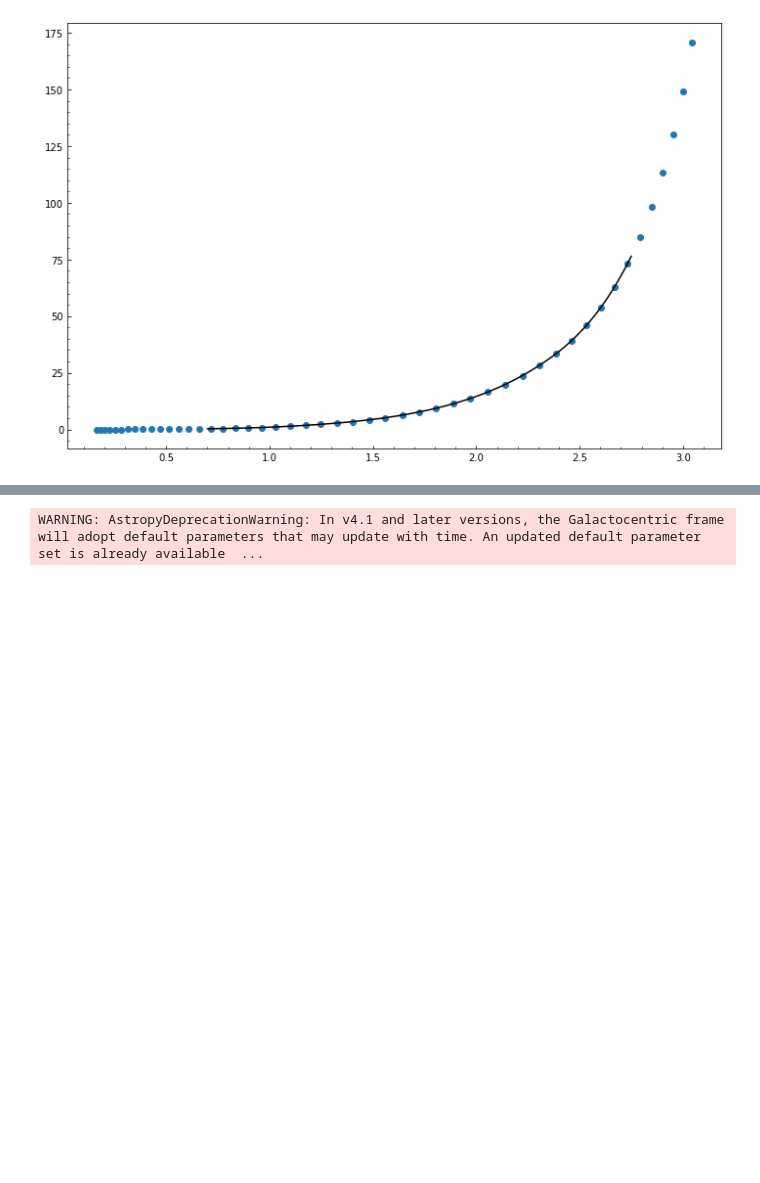
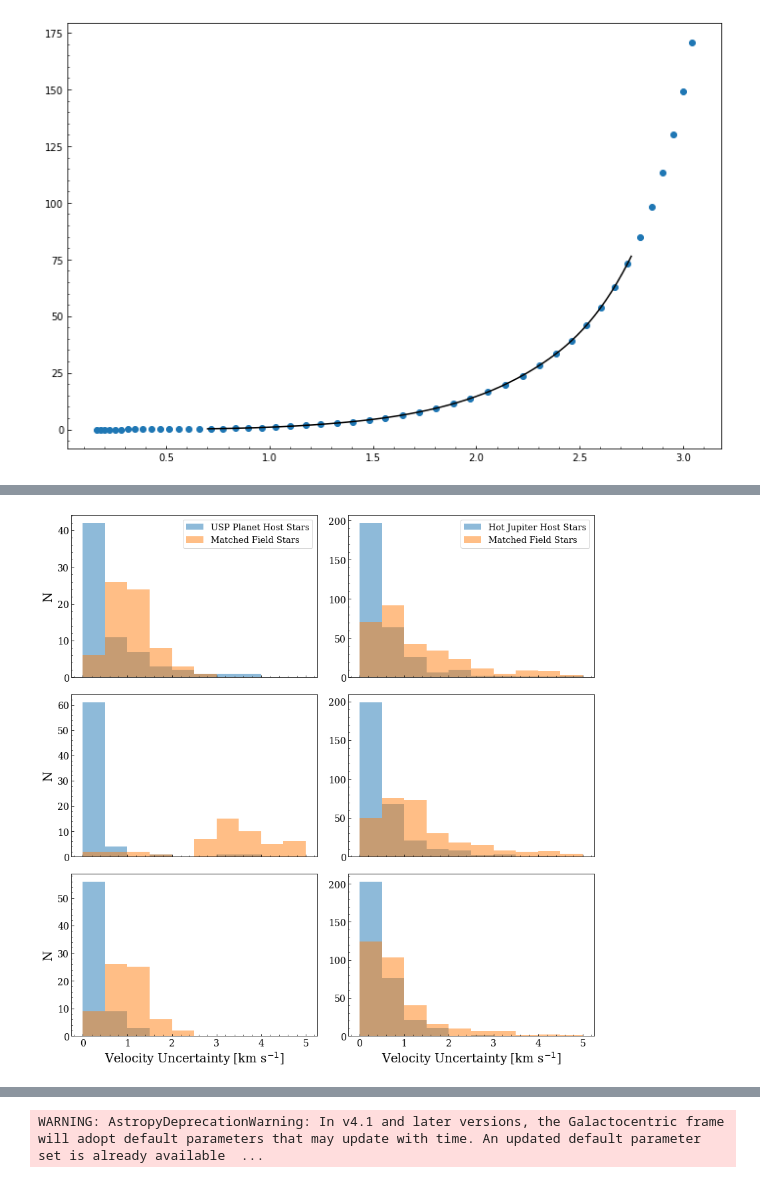
Before and after one commit to jacobhhamer/USP_Project, a Jupyter notebook: USP_Destruction_Paper.ipynb, the cells around one changed output, grey strips where cells are left out. Drawn from its saved outputs; the diff is of its cells as text; code cells hidden in the pictures; blank space fills up the shorter version.

```diff
--- a/USP_Destruction_Paper.ipynb
+++ b/USP_Destruction_Paper.ipynb
@@ -1649,0 +1730,38 @@ from astropy.coordinates import SkyCoord, Galactocentric
+# %%
+font={'size':16, 'family':'serif'}
+plt.rc('font',**font)
+
+f, ax=plt.subplots(ncols=2, nrows=3, figsize=(12, 12), sharex=True)
+ax[0][1].hist(hjs.gal_U_error, alpha=0.5, bins=10, range=(0,5), label='Hot Jupiter Host Stars')
+ax[1][1].hist(hjs.gal_V_error, alpha=0.5, bins=10, range=(0,5))
+ax[2][1].hist(hjs.gal_W_error, alpha=0.5, bins=10, range=(0,5))
+
+ax[0][1].hist(hjctrl.gal_U_error, alpha=0.5, bins=10, range=(0,5), label='Matched Field Stars')
+ax[1][1].hist(hjctrl.gal_V_error, alpha=0.5, bins=10, range=(0,5))
+ax[2][1].hist(hjctrl.gal_W_error, alpha=0.5, bins=10, range=(0,5))
+
+ax[0][0].hist(uspbrewer_errs.gal_U_error, alpha=0.5, bins=10, range=(0,5), label='USP Planet Host Stars')
+ax[1][0].hist(uspbrewer_errs.gal_V_error, alpha=0.5, bins=10, range=(0,5))
+ax[2][0].hist(uspbrewer_errs.gal_W_error, alpha=0.5, bins=10, range=(0,5))
+
+ax[0][0].hist(uspctrl_errs.gal_U_error, alpha=0.5, bins=10, range=(0,5), label='Matched Field Stars')
+ax[1][0].hist(uspctrl_errs.gal_V_error, alpha=0.5, bins=10, range=(0,5))
+ax[2][0].hist(uspctrl_errs.gal_W_error, alpha=0.5, bins=10, range=(0,5))
+
+
+ax[2][0].set_xlabel('Velocity Uncertainty [km s$^{-1}$]', fontsize=18, fontfamily='serif')
+ax[2][1].set_xlabel('Velocity Uncertainty [km s$^{-1}$]', fontsize=18, fontfamily='serif')
+ax[0][0].set_ylabel('N', fontsize=18, fontfamily='serif')
+ax[1][0].set_ylabel('N', fontsize=18, fontfamily='serif')
+ax[2][0].set_ylabel('N', fontsize=18, fontfamily='serif')
+ax[0][1].legend(fontsize=13)
+ax[0][0].legend(fontsize=13)
+for a in ax:
+    for axis in a:
+        axis.tick_params(axis='x', labelsize=14)
+        axis.tick_params(axis='y', labelsize=14)
+f.tight_layout()
+plt.savefig('PaperPlots/velocity_uncertainties.png',bbox_inches='tight', dpi=300)
+plt.savefig('PaperPlots/velocity_uncertainties.pdf',bbox_inches='tight')
+# %% [output]
+[figure, added]
```
Also changed, not shown: parts of 29 cells of this notebook.
